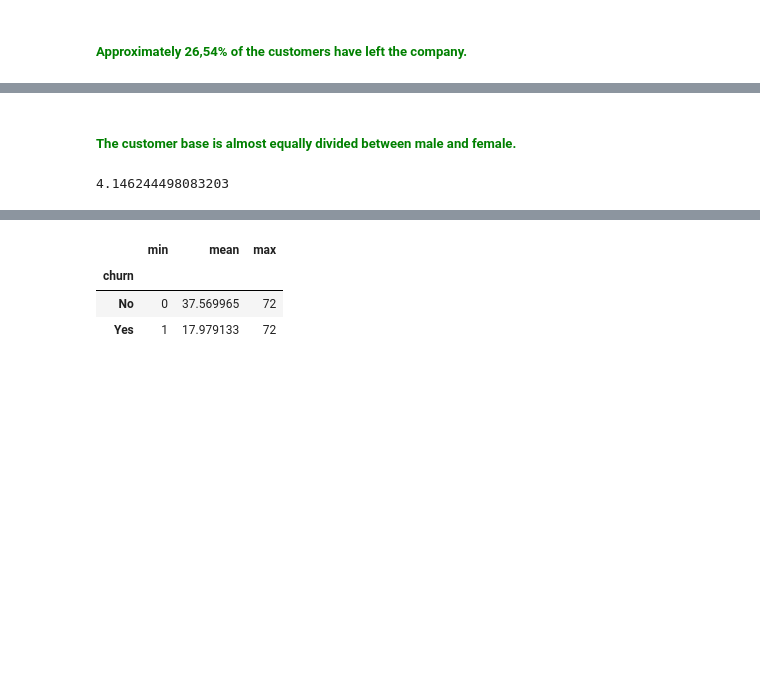
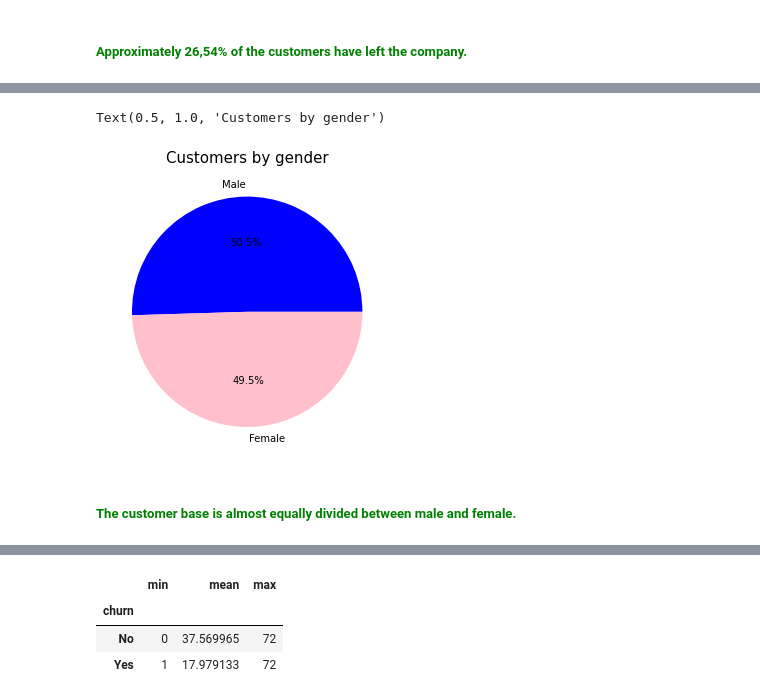
Before and after one commit to LupiVolpi/alura_challenge_data_science, a Jupyter notebook: week_2_Analysing_Visualizing_and_Drawing_Insights_from_the_dataset/alura_challenge_data_science_week_2.ipynb, the cells around one changed output, grey strips where cells are left out. Cells and saved outputs as stored; diff of their text form; code cells hidden in the pictures; blank space fills up the shorter version.

```diff
--- a/week_2_Analysing_Visualizing_and_Drawing_Insights_from_the_dataset/alura_challenge_data_science_week_2.ipynb
+++ b/week_2_Analysing_Visualizing_and_Drawing_Insights_from_the_dataset/alura_challenge_data_science_week_2.ipynb
@@ -83,6 +84,13 @@ Name: gender, dtype: float64
+# %%
+fig2 = plt.figure(figsize = (5, 4))
+axis2 = fig2.add_axes([0, 0, 1, 1])
+
+labels = data_treated["gender"].value_counts().index
+
+axis2.pie(data_treated["gender"].value_counts(normalize = True).round(decimals = 4) * 100, labels = labels, colors = ["blue", "pink"], autopct = "%.1f%%")
+axis2.set_title("Customers by gender", fontsize = 15, pad = 5)
+# %% [output]
+Text(0.5, 1.0, 'Customers by gender')
+[figure, added]
 # %% [markdown]
 ##### <font color = "Green"> The customer base is almost equally divided between male and female.
-# %%
-data_treated["services_hired"].mean()
-# %% [output]
-4.146244498083203
```
Also changed, not shown: parts of 23 cells of this notebook.
